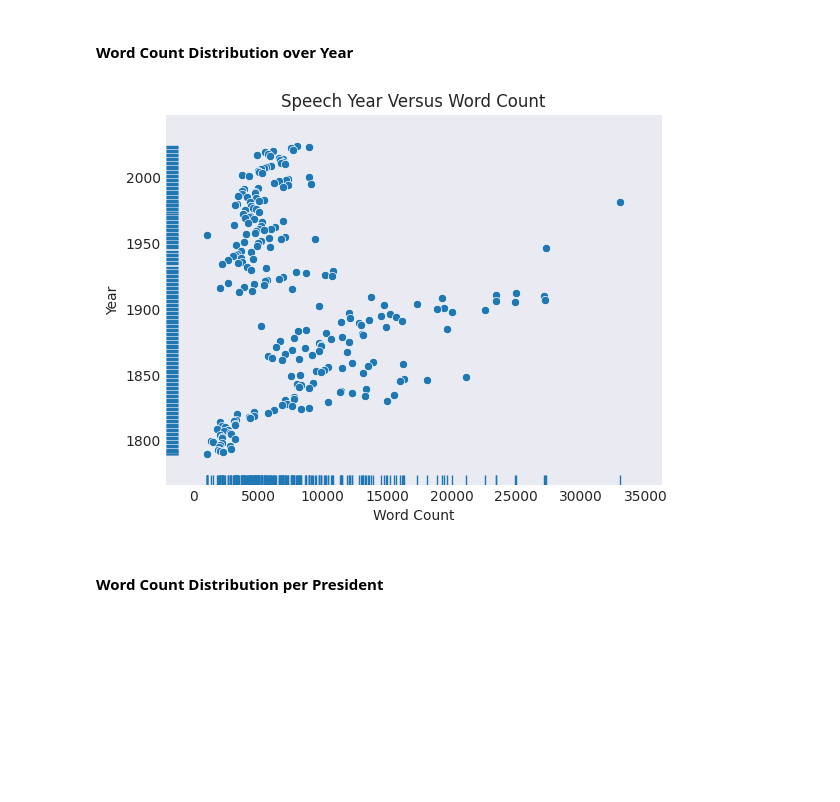
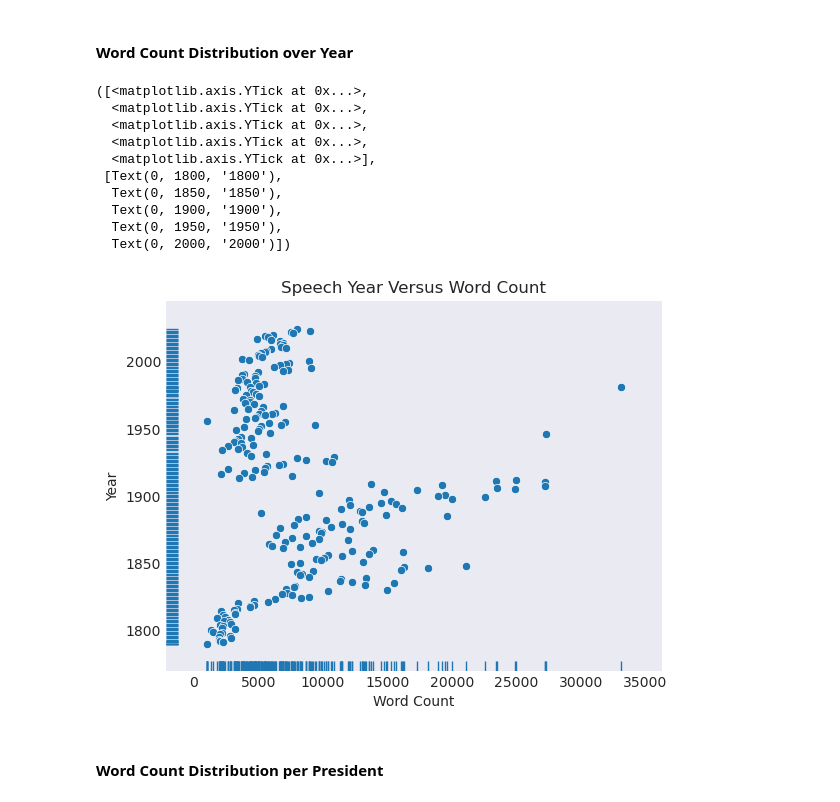
Before and after one commit to UCB-stat-159-f25/proj02-group27, a Jupyter notebook: proj02-nlp.ipynb, the cells around one changed output. Cells and saved outputs as stored; diff of their text form; code cells hidden in the pictures; blank space fills up the shorter version.

Commit message:
Added word count distribution over year plot

```diff
--- a/proj02-nlp.ipynb
+++ b/proj02-nlp.ipynb
@@ -80,8 +80,24 @@ Text(0.5, 1.0, 'Distribution of State of the Union Speech\nWord Counts')
 #### Word Count Distribution over Year
 # %%
 # Hint: try seaborn.rugplot()
+ax=plt.subplots()
+ax=sns.scatterplot(data=sou,x="Word Count",y="Year")
+ax=sns.rugplot(data=sou,x="Word Count",y="Year")
+ax.set_title("Speech Year Versus Word Count")
+plt.ylim(1770,2045)
+plt.yticks([1800,1850,1900,1950,2000])
 # %% [output]
+([<matplotlib.axis.YTick at 0x...>,
+  <matplotlib.axis.YTick at 0x...>,
+  <matplotlib.axis.YTick at 0x...>,
+  <matplotlib.axis.YTick at 0x...>,
+  <matplotlib.axis.YTick at 0x...>],
+ [Text(0, 1800, '1800'),
+  Text(0, 1850, '1850'),
+  Text(0, 1900, '1900'),
+  Text(0, 1950, '1950'),
+  Text(0, 2000, '2000')])
-[figure, old version]
+[figure, new version]
 # %% [markdown]
 #### Word Count Distribution per President
 # %%
```
